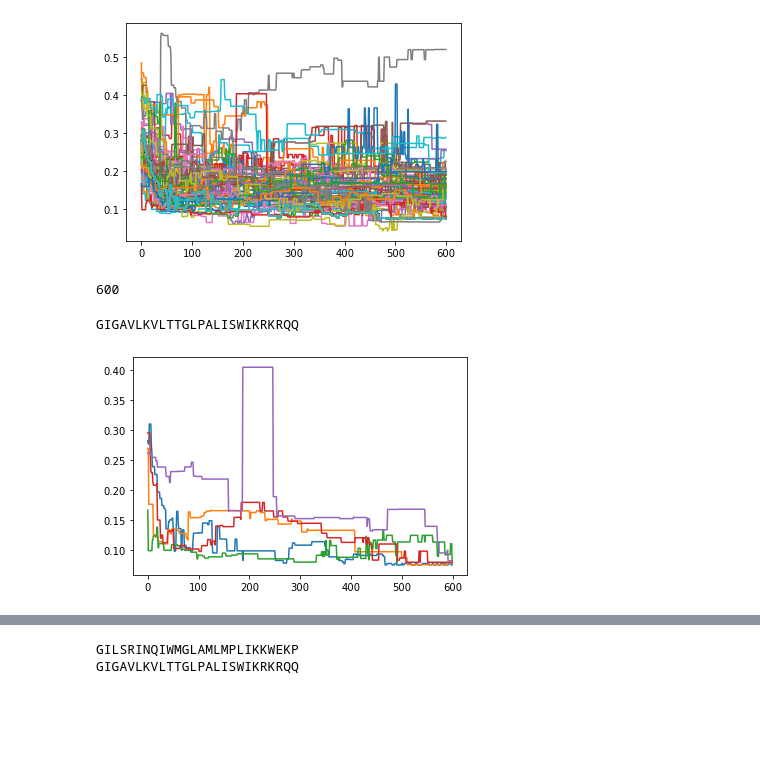
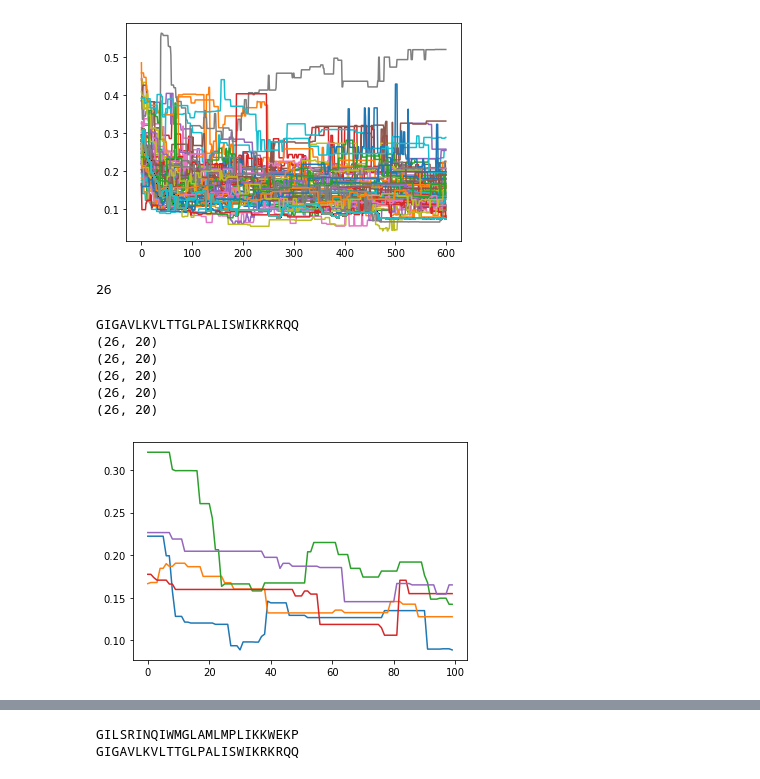
Before and after one commit to ur-whitelab/wazy, a Jupyter notebook: alp.ipynb, the cells around one changed output, grey strips where cells are left out. Cells and saved outputs as stored; diff of their text form; code cells hidden in the pictures; blank space fills up the shorter version.

```diff
--- a/alp.ipynb
+++ b/alp.ipynb
@@ -181,7 +181,7 @@ def g_loss_func(key, logits, r, b, target_rep):
     sampled_vec, _ = forward_seqprop(key, logits, r, b)
     return loss_func(target_rep, sampled_vec)
 
-def train_seqprop_adam(key, target_rep, init_logits, init_r, init_b, iter_num=600):
+def train_seqprop_adam(key, target_rep, init_logits, init_r, init_b, iter_num=100):
     opt_init, opt_update, get_params = optimizers.adam(step_size=1e-2, b1=0.8, b2=0.9, eps=1e-5)
     #opt_init, opt_update, get_params = optimizers.adagrad(step_size=1e-2)
     opt_state = opt_init((init_logits, init_r, init_b)) # initial state
@@ -219,8 +219,7 @@ target_rep = get_reps(target_seq)[0]
 key = jax.random.PRNGKey(0)
 key, logits_key, r_key, b_key = jax.random.split(key, num=4)
 
-
-batch_size = 64
+batch_size = 16
 logits = jax.random.normal(logits_key, shape=(batch_size,*jnp.shape(oh_vec)))
 batch_keys = jax.random.split(key, num=batch_size)
 r = jax.random.normal(r_key)
@@ -228,3 +227,17 @@ b = jax.random.normal(b_key)
 sampled_vec, final_logits, logits_trace, loss_trace = b_train_seqprop(batch_keys, target_rep, logits, r, b)
 #sampled_vec= train_seqprop_adam(key, target_rep, logits, r, b, iter_num = 1000)
 #print(vec_to_seq(sampled_vec))
+# %%
+def beam_search(sampled_vec, final_logits, logits_trace, loss_trace, beam_num=5):
+    indices = jnp.argsort(loss_trace[-1])[:beam_num]
+    beam_loss = jnp.take(loss_trace[-1], indices)
+    beam_loss_trace = []
+    beam_seqs = []
+    beam_logits = []
+    jax_loss_trace = jnp.array(loss_trace)
+    for idx in indices:
+        beam_seqs.append(vec_to_seq(sampled_vec[idx]))
+        beam_loss_trace.append(jax_loss_trace[:,idx])
+        beam_logits.append(final_logits[idx])
+    beam_loss_trace = jnp.array(beam_loss_trace)
+    return beam_loss, beam_loss_trace, beam_logits, beam_seqs
@@ -236,30 +262,24 @@ for i in range(training_steps):
 # %% [output]
 [figure]
 # %%
-print(len(loss_trace))
+print(len(target_char))
 # %% [output]
-600
+26
-# %%
-def beam_search(sampled_vec, final_logits, logits_trace, loss_trace, beam_num=5):
-    indices = jnp.argsort(loss_trace[-1])[:beam_num]
-    beam_loss = jnp.take(loss_trace[-1], indices)
-    beam_loss_trace = []
-    beam_seqs = []
-    jax_loss_trace = jnp.array(loss_trace)
-    for idx in indices:
-        beam_seqs.append(vec_to_seq(sampled_vec[idx]))
-        beam_loss_trace.append(jax_loss_trace[:,idx])
-    beam_loss_trace = jnp.array(beam_loss_trace)
-    return beam_loss, beam_loss_trace, beam_seqs
 # %%
 
 print('GIGAVLKVLTTGLPALISWIKRKRQQ')
-beam_loss, beam_loss_trace, beam_seqs = beam_search(sampled_vec, final_logits, logits_trace, loss_trace)
+beam_loss, beam_loss_trace, beam_logits, beam_seqs = beam_search(sampled_vec, final_logits, logits_trace, loss_trace)
 for i in range(5):
     plt.plot(beam_loss_trace[i])
+    print(beam_logits[i].shape)
 # %% [output]
 GIGAVLKVLTTGLPALISWIKRKRQQ
+(26, 20)
+(26, 20)
+(26, 20)
+(26, 20)
+(26, 20)
-[figure, old version]
+[figure, new version]
 # %%
 print(loss_trace)
 for vec in sampled_vec:
```
Also changed, not shown: parts of 1 cell of this notebook, 1 other file.
